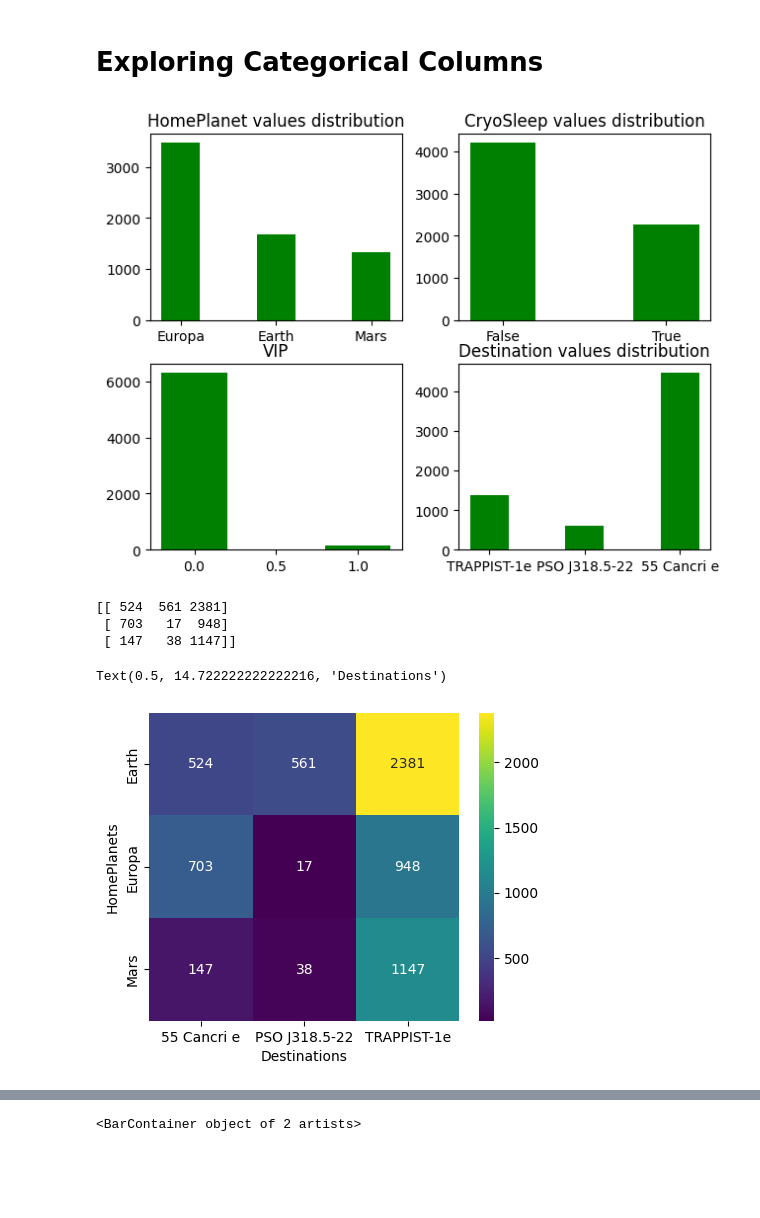
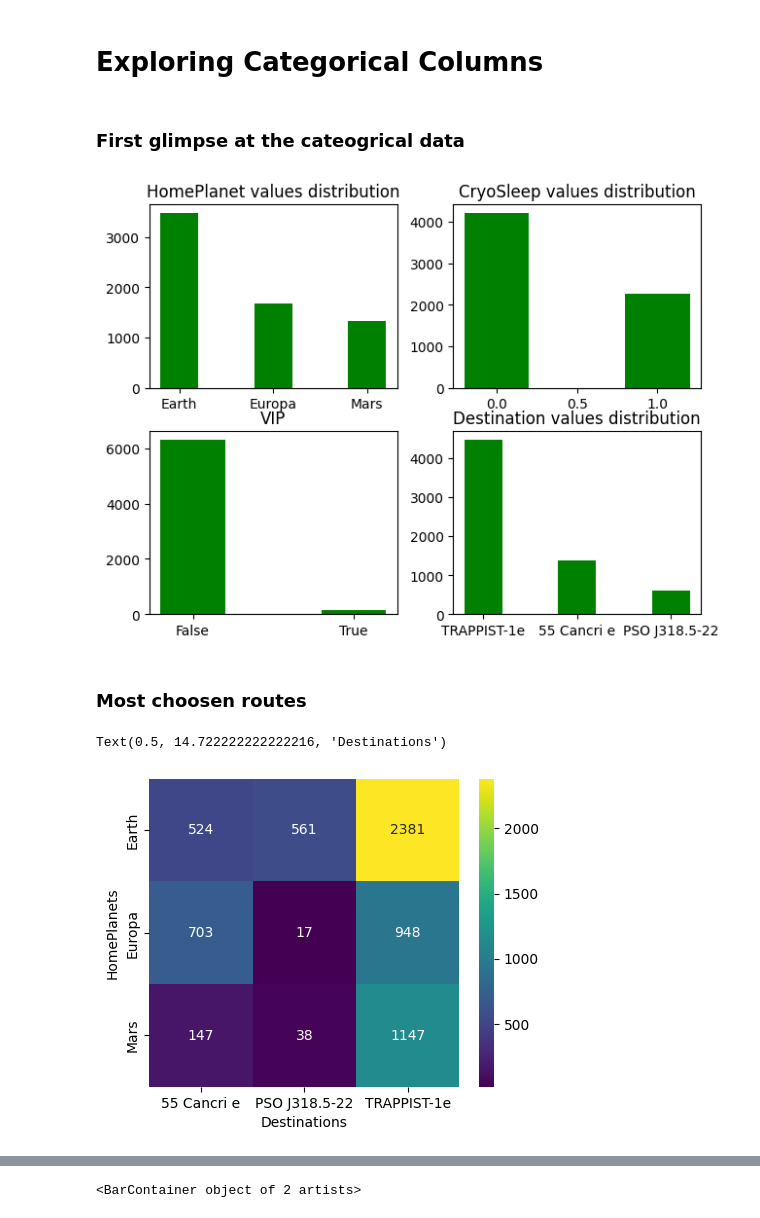
Before and after one commit to bzabk/Recruitment-Task-for-Data-Science-community-2023, a Jupyter notebook: first.ipynb, the cells around one changed output, grey strips where cells are left out. Cells and saved outputs as stored; diff of their text form; code cells hidden in the pictures; blank space fills up the shorter version.

```diff
--- a/first.ipynb
+++ b/first.ipynb
@@ -33,37 +43,33 @@ np.False_
 # %% [markdown]
 # Exploring Categorical Columns
+# %% [markdown]
+### First glimpse at the cateogrical data
 # %%
 fig, axs = plt.subplots(2,2)
 fig.tight_layout()
 
-home_planet_counted_values = np.unique(data_raw["HomePlanet"].values,return_counts=True)[1]
-home_planet_unique_values = pd.unique(data_raw["HomePlanet"])
 
+home_planet= data_raw["HomePlanet"].value_counts()
+cryosleep = data_raw["CryoSleep"].value_counts()
+destination = data_raw["Destination"].value_counts()
+vip = data_raw["VIP"].value_counts()
 
 axs[0,0].set_title("HomePlanet values distribution")
-axs[0,0].bar(home_planet_unique_values,home_planet_counted_values,width=0.4,color='g')
-
-data_raw['CryoSleep'] = data_raw['CryoSleep'].astype(str)
-
-home_planet_counted_values = np.unique(data_raw["CryoSleep"].values,return_counts=True)[1]
-home_planet_unique_values = pd.unique(data_raw["CryoSleep"])
+axs[0,0].bar(home_planet.index,home_planet.values,width=0.4,color='g')
 
 axs[0,1].set_title("CryoSleep values distribution")
-axs[0,1].bar(home_planet_unique_values,home_planet_counted_values,width=0.4,color='g')
+axs[0,1].bar(cryosleep.index,cryosleep.values,width=0.4,color='g')
 
-home_planet_counted_values = np.unique(data_raw["Destination"].values,return_counts=True)[1]
-home_planet_unique_values = pd.unique(data_raw["Destination"])
 axs[1,1].set_title("Destination values distribution")
-axs[1,1].bar(home_planet_unique_values,home_planet_counted_values,width=0.4,color='g')
+axs[1,1].bar(destination.index,destination.values,width=0.4,color='g')
 
-
-home_planet_counted_values = np.unique(data_raw["VIP"].values,return_counts=True)[1]
-home_planet_unique_values = pd.unique(data_raw["VIP"])
 axs[1,0].set_title("VIP")
-axs[1,0].bar(home_planet_unique_values,home_planet_counted_values,width=0.4,color='g')
+axs[1,0].bar(["False","True"],vip.values,width=0.4,color='g')
 plt.show()
 # %% [output]
-[figure, old version]
+[figure, new version]
+# %% [markdown]
+### Most choosen routes
 # %%
 data_counts = data_raw.groupby(["HomePlanet","Destination"]).size().unstack(fill_value=0)
 
@@ -79,8 +85,5 @@ sns.heatmap(tablica,annot=True,cmap="viridis",fmt="d",xticklabels=planets,ytickl
 ax.set_ylabel("HomePlanets")
 ax.set_xlabel("Destinations")
 # %% [output]
-[[ 524  561 2381]
- [ 703   17  948]
- [ 147   38 1147]]
+Text(0.5, 14.722222222222216, 'Destinations')
-Text(0.5, 14.722222222222216, 'Destinations')
 [figure]
```
Also changed, not shown: parts of 27 cells of this notebook.
